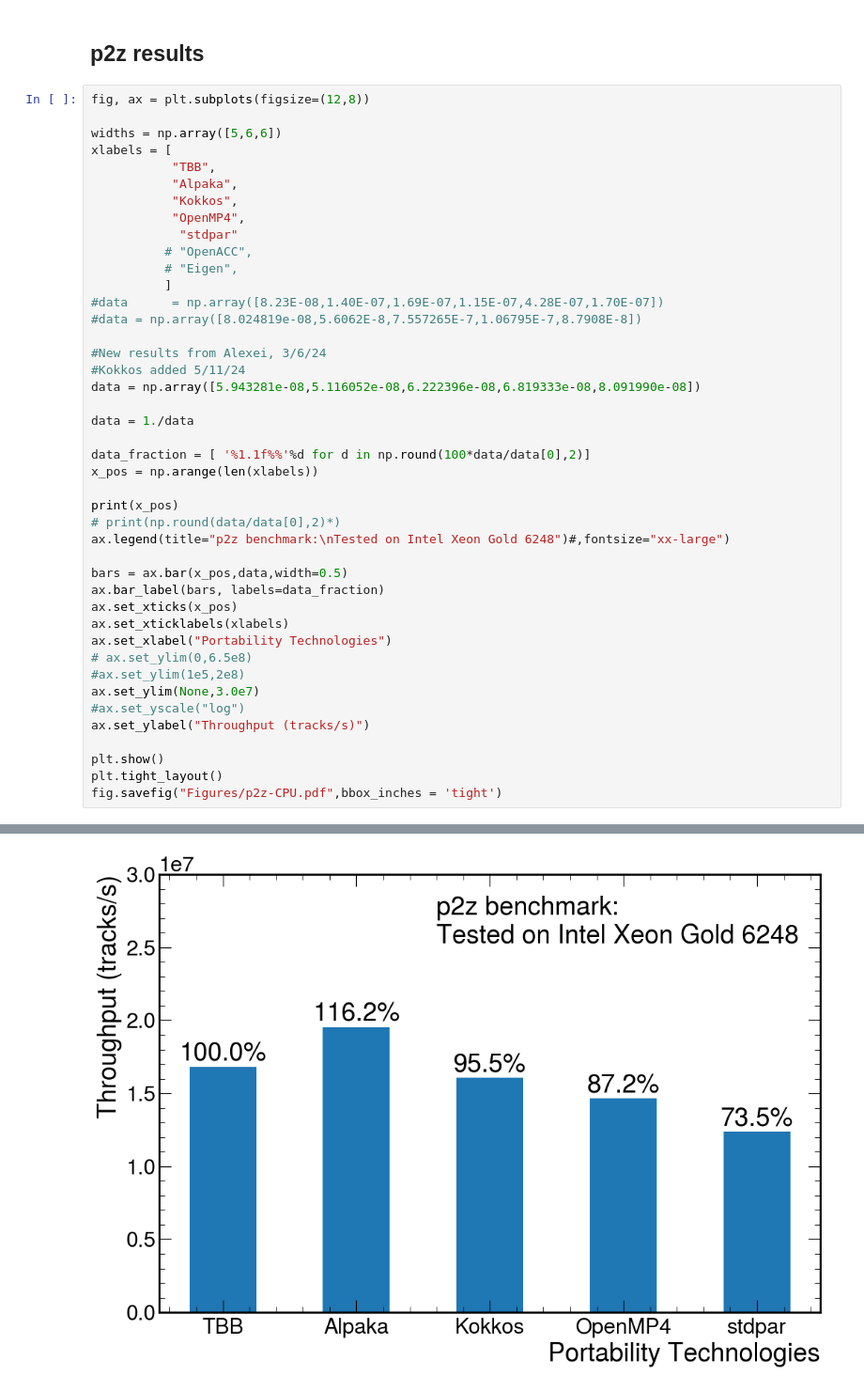
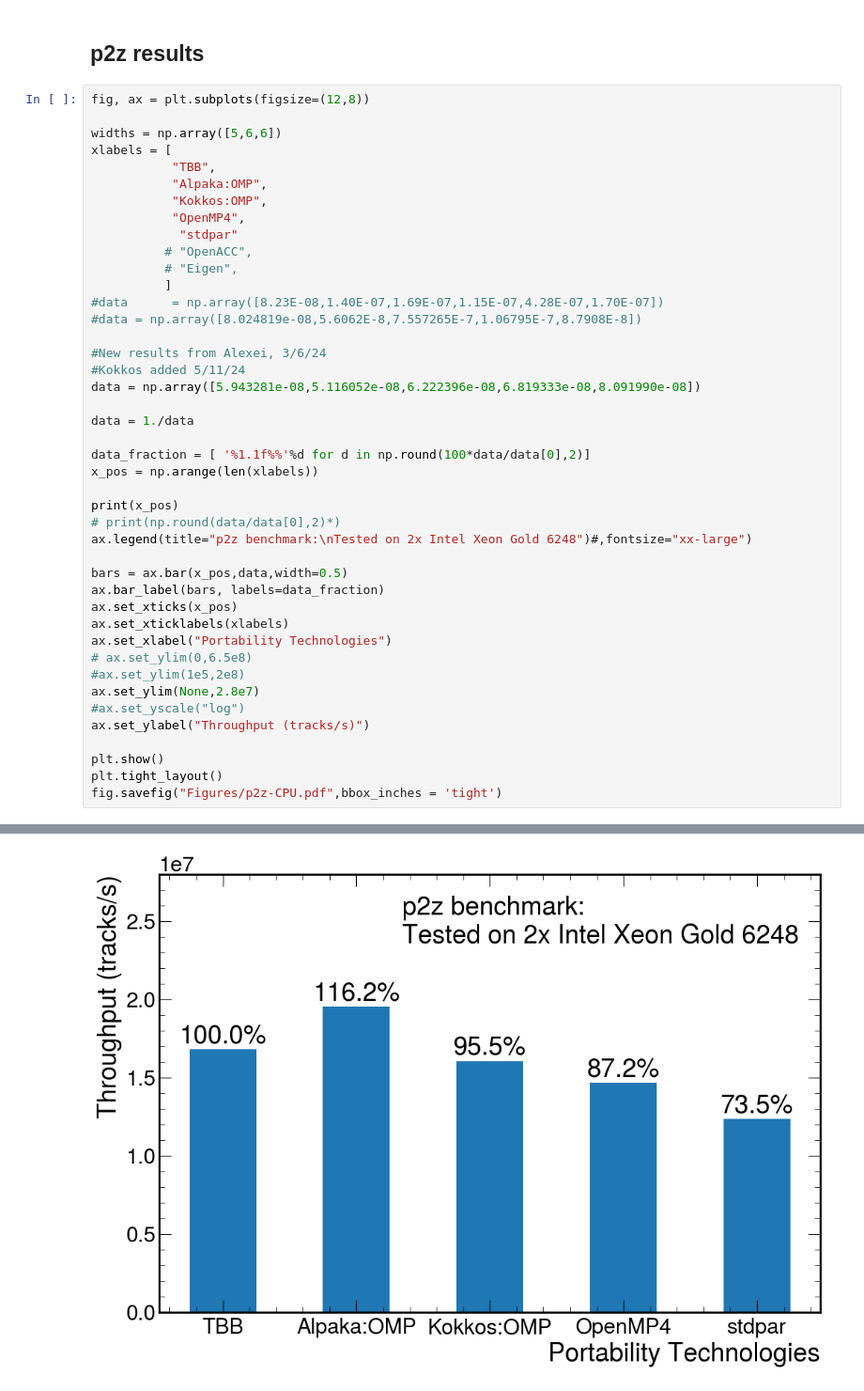
Before and after one commit to cerati/p2z-tests, a Jupyter notebook: notebooks/PaperPlots.ipynb, the cells around one changed output, grey strips where cells are left out. Shown at 94% size. Drawn from its saved outputs; the diff is of its cells as text.

```diff
--- a/notebooks/PaperPlots.ipynb
+++ b/notebooks/PaperPlots.ipynb
@@ -580,8 +805,8 @@ fig, ax = plt.subplots(figsize=(12,8))
 widths = np.array([5,6,6])
 xlabels = [
            "TBB",
-           "Alpaka",
-           "Kokkos",
+           "Alpaka:OMP",
+           "Kokkos:OMP",
            "OpenMP4",
             "stdpar"
           # "OpenACC",
@@ -591,34 +816,34 @@ xlabels = [
 #data = np.array([8.024819e-08,5.6062E-8,7.557265E-7,1.06795E-7,8.7908E-8])
 
 #New results from Alexei, 3/6/24
 #Kokkos added 5/11/24
 data = np.array([5.943281e-08,5.116052e-08,6.222396e-08,6.819333e-08,8.091990e-08])
 
 data = 1./data
 
 data_fraction = [ '%1.1f%%'%d for d in np.round(100*data/data[0],2)]
 x_pos = np.arange(len(xlabels))
 
 print(x_pos)
 # print(np.round(data/data[0],2)*)
-ax.legend(title="p2z benchmark:\nTested on Intel Xeon Gold 6248")#,fontsize="xx-large")
+ax.legend(title="p2z benchmark:\nTested on 2x Intel Xeon Gold 6248")#,fontsize="xx-large")
 
 bars = ax.bar(x_pos,data,width=0.5)
 ax.bar_label(bars, labels=data_fraction)
 ax.set_xticks(x_pos)
 ax.set_xticklabels(xlabels)
 ax.set_xlabel("Portability Technologies")
 # ax.set_ylim(0,6.5e8)
 #ax.set_ylim(1e5,2e8)
-ax.set_ylim(None,3.0e7)
+ax.set_ylim(None,2.8e7)
 #ax.set_yscale("log")
 ax.set_ylabel("Throughput (tracks/s)")
 
 plt.show()
 plt.tight_layout()
 fig.savefig("Figures/p2z-CPU.pdf",bbox_inches = 'tight')
 # %% [output]
 No artists with labels found to put in legend.  Note that artists whose label start with an underscore are ignored when legend() is called with no argument.
 [0 1 2 3 4]
-[figure, old version]
+[figure, new version]
 <Figure size 1000x1000 with 0 Axes>
```
Also changed, not shown: parts of 5 cells of this notebook, 14 other files.
